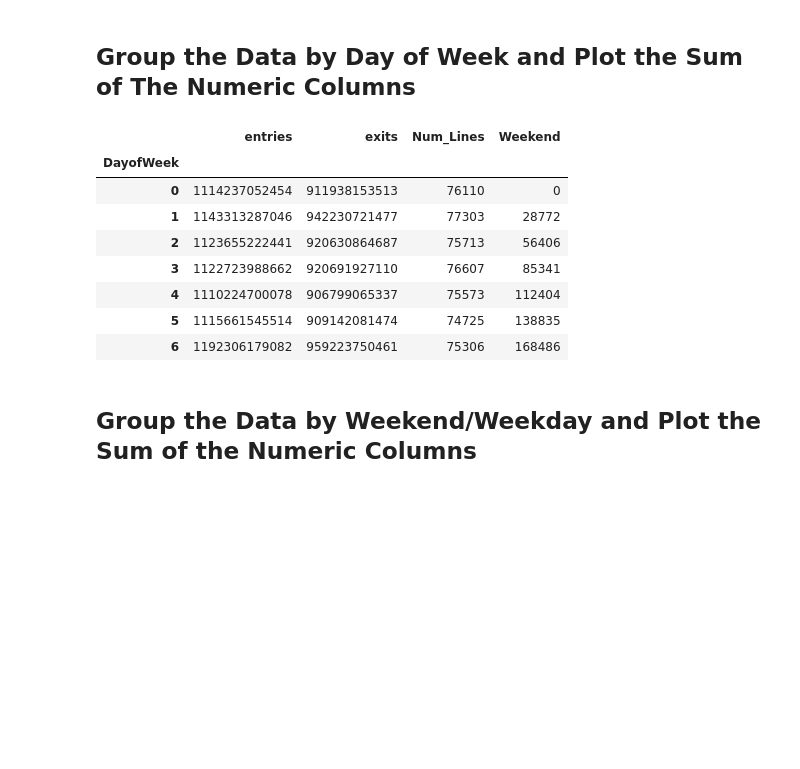
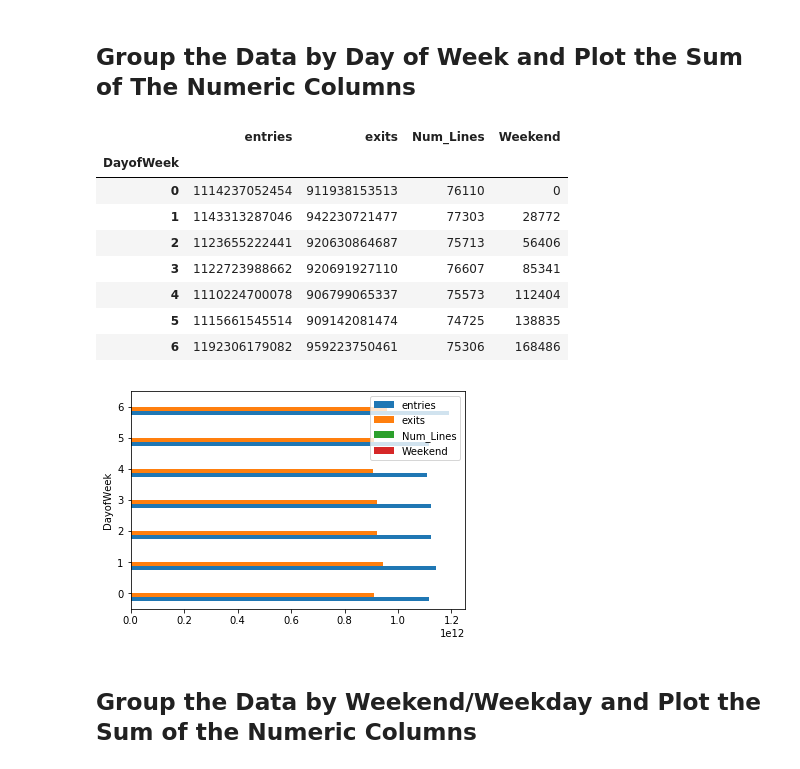
Before and after one commit to quannguyen234/dsc-pandas-series-and-dataframes-lab-nyc-ds-082619, a Jupyter notebook: index.ipynb, the cells around one changed output. Cells and saved outputs as stored; diff of their text form; code cells hidden in the pictures; blank space fills up the shorter version.

```diff
--- a/index.ipynb
+++ b/index.ipynb
@@ -128,21 +128,22 @@ Index(['c/a', 'unit', 'scp', 'station', 'linename', 'division', 'date', 'time',
 # %%
 df.date = pd.to_datetime(df.date)
 
 df['DayofWeek'] = df['date'].dt.dayofweek
 
 grouped = df.groupby('DayofWeek').sum()
-
-grouped
+grouped.plot(kind = 'barh')
+grouped.head(10)
 # %% [output]
 |  | entries | exits | Num_Lines | Weekend |
 | DayofWeek |  |  |  |  |
 | 0 | 1114237052454 | 911938153513 | 76110 | 0 |
 | 1 | 1143313287046 | 942230721477 | 77303 | 28772 |
 | 2 | 1123655222441 | 920630864687 | 75713 | 56406 |
 | 3 | 1122723988662 | 920691927110 | 76607 | 85341 |
 | 4 | 1110224700078 | 906799065337 | 75573 | 112404 |
 | 5 | 1115661545514 | 909142081474 | 74725 | 138835 |
 | 6 | 1192306179082 | 959223750461 | 75306 | 168486 |
+[figure, added]
 # %% [markdown]
 ## Group the Data by Weekend/Weekday and Plot the Sum of the Numeric Columns
 # %%
```
